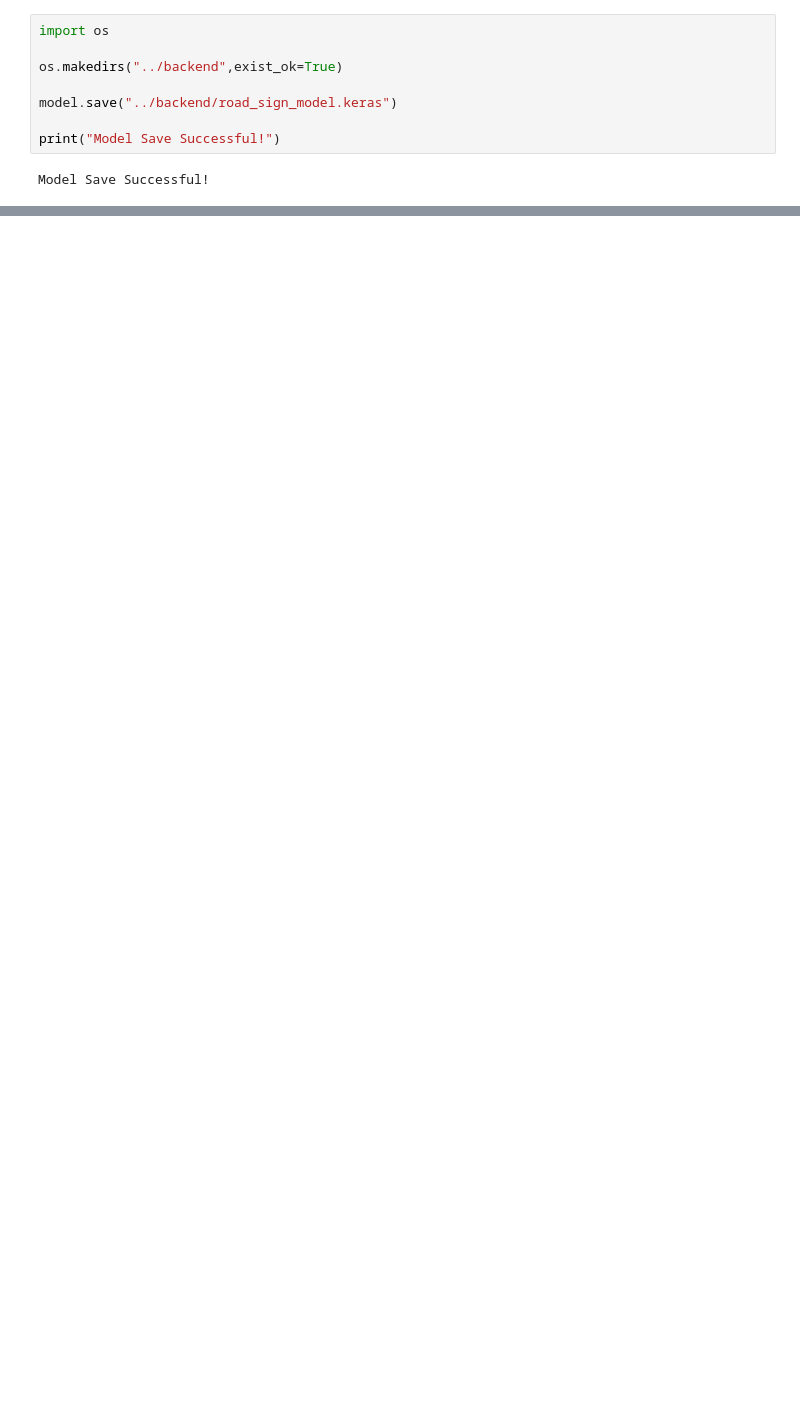
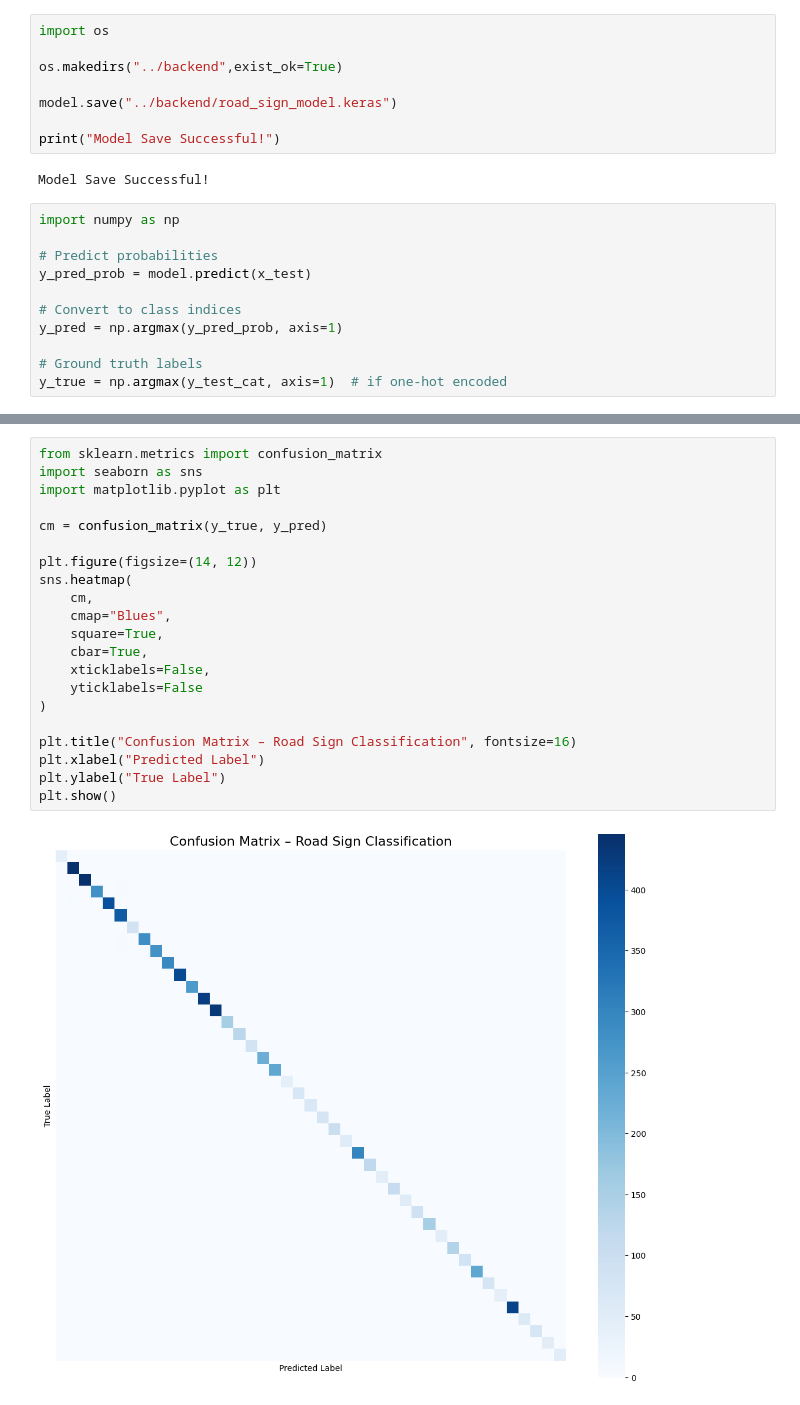
Before and after one commit to arnavanand2005/SE-PM-Project-Road-SIgn-Detection-, a Jupyter notebook: notebooks/road_sign_detection.ipynb, the cells around one changed output, grey strips where cells are left out. Cells and saved outputs as stored; diff of their text form; blank space fills up the shorter version.

```diff
--- a/notebooks/road_sign_detection.ipynb
+++ b/notebooks/road_sign_detection.ipynb
@@ -486,3 +518,14 @@ model.save("../backend/road_sign_model.keras")
 print("Model Save Successful!")
 # %% [output]
 Model Save Successful!
+# %%
+import numpy as np
+
+# Predict probabilities
+y_pred_prob = model.predict(x_test)
+
+# Convert to class indices
+y_pred = np.argmax(y_pred_prob, axis=1)
+
+# Ground truth labels
+y_true = np.argmax(y_test_cat, axis=1)  # if one-hot encoded
@@ -488,0 +573,23 @@ Model Save Successful!
+# %%
+from sklearn.metrics import confusion_matrix
+import seaborn as sns
+import matplotlib.pyplot as plt
+
+cm = confusion_matrix(y_true, y_pred)
+
+plt.figure(figsize=(14, 12))
+sns.heatmap(
+    cm,
+    cmap="Blues",
+    square=True,
+    cbar=True,
+    xticklabels=False,
+    yticklabels=False
+)
+
+plt.title("Confusion Matrix – Road Sign Classification", fontsize=16)
+plt.xlabel("Predicted Label")
+plt.ylabel("True Label")
+plt.show()
+# %% [output]
+[figure, added]
```
Also changed, not shown: parts of 14 cells of this notebook, 7 other files.
